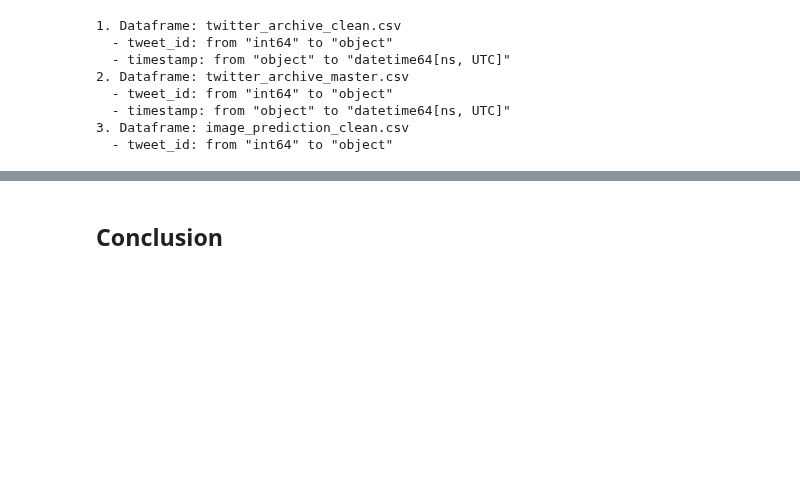
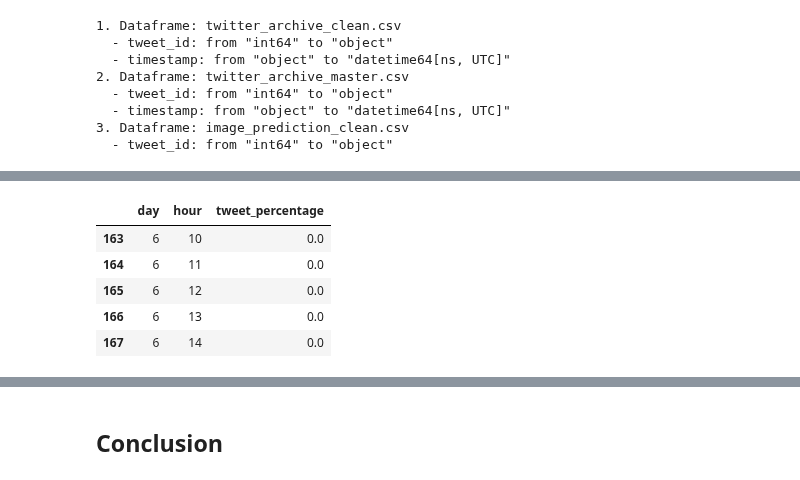
Before and after one commit to jmlcode/p3-analyze-tweet-data, a Jupyter notebook: eda_act.ipynb, the cells around one changed output, grey strips where cells are left out. Saved outputs shown, nothing was run; the diff lists cells and outputs as text; code cells hidden in the pictures; blank space fills up the shorter version.

```diff
--- a/eda_act.ipynb
+++ b/eda_act.ipynb
@@ -67,0 +124,26 @@ for i in range(len(df_list)):
+# %%
+# index to which new row can be added
+ind = df_1.index.max() + 1
+
+# daily hours available: 0, 1, ..., 22, 23
+hours = [hour for hour in range(24)]
+
+# if the hour is not recorded in the dataframe for given day
+for d in df_1.day.unique():
+    for hr in hours:
+        if hr not in df_1.query('day == @d').hour.unique():
+
+            # add new row with day, hour, and 0 percentage of tweet-posting activity
+            df_1.loc[ind] = d, hr, 0
+
+            # update index for the next row addition
+            ind += 1
+
+df_1.tail()
+# %% [output]
+|  | day | hour | tweet_percentage |
+| 163 | 6 | 10 | 0.0 |
+| 164 | 6 | 11 | 0.0 |
+| 165 | 6 | 12 | 0.0 |
+| 166 | 6 | 13 | 0.0 |
+| 167 | 6 | 14 | 0.0 |
```
Also changed, not shown: parts of 9 cells of this notebook.
